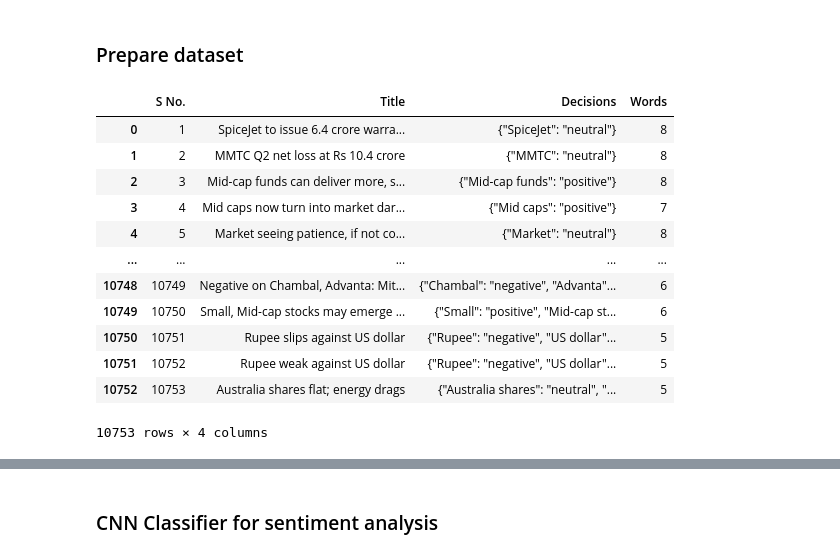
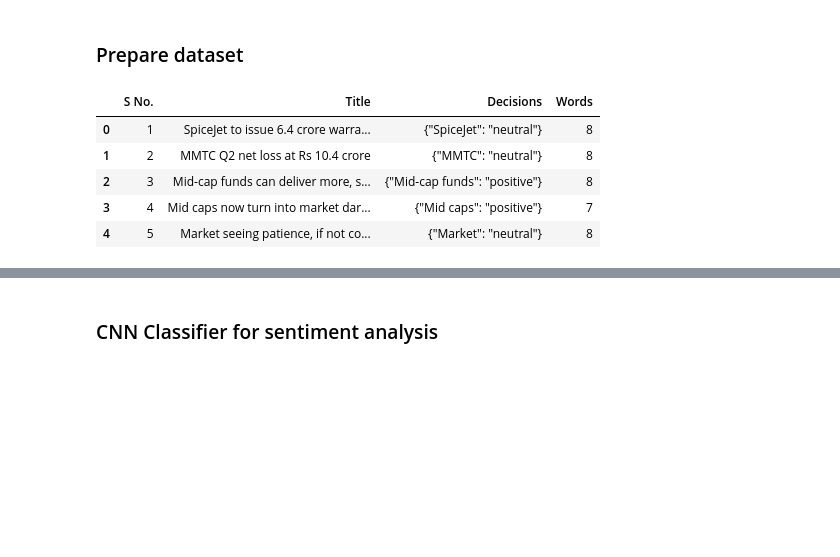
Before and after one commit to muftialroaz/absa-financial-news, a Jupyter notebook: sentfin_cnn.ipynb, the cells around one changed output, grey strips where cells are left out. Drawn from its saved outputs; the diff is of its cells as text; code cells hidden in the pictures; blank space fills up the shorter version.

```diff
--- a/sentfin_cnn.ipynb
+++ b/sentfin_cnn.ipynb
@@ -12,21 +12,14 @@ from sklearn.metrics import accuracy_score, classification_report
 ### Prepare dataset
 # %%
 df=pd.read_csv('dataset/SEntFiN-v1.1.csv')
-df
+df.head()
 # %% [output]
 |  | S No. | Title | Decisions | Words |
 | 0 | 1 | SpiceJet to issue 6.4 crore warra... | {"SpiceJet": "neutral"} | 8 |
 | 1 | 2 | MMTC Q2 net loss at Rs 10.4 crore | {"MMTC": "neutral"} | 8 |
 | 2 | 3 | Mid-cap funds can deliver more, s... | {"Mid-cap funds": "positive"} | 8 |
 | 3 | 4 | Mid caps now turn into market dar... | {"Mid caps": "positive"} | 7 |
 | 4 | 5 | Market seeing patience, if not co... | {"Market": "neutral"} | 8 |
-| ... | ... | ... | ... | ... |
-| 10748 | 10749 | Negative on Chambal, Advanta: Mit... | {"Chambal": "negative", "Advanta"... | 6 |
-| 10749 | 10750 | Small, Mid-cap stocks may emerge ... | {"Small": "positive", "Mid-cap st... | 6 |
-| 10750 | 10751 | Rupee slips against US dollar | {"Rupee": "negative", "US dollar"... | 5 |
-| 10751 | 10752 | Rupee weak against US dollar | {"Rupee": "negative", "US dollar"... | 5 |
-| 10752 | 10753 | Australia shares flat; energy drags | {"Australia shares": "neutral", "... | 5 |
-10753 rows × 4 columns
 # %%
 # Convert 'Decisions' column from strings to dictionaries
 df['Decisions'] = df['Decisions'].apply(ast.literal_eval)
```
Also changed, not shown: parts of 6 cells of this notebook, 3 other files.
